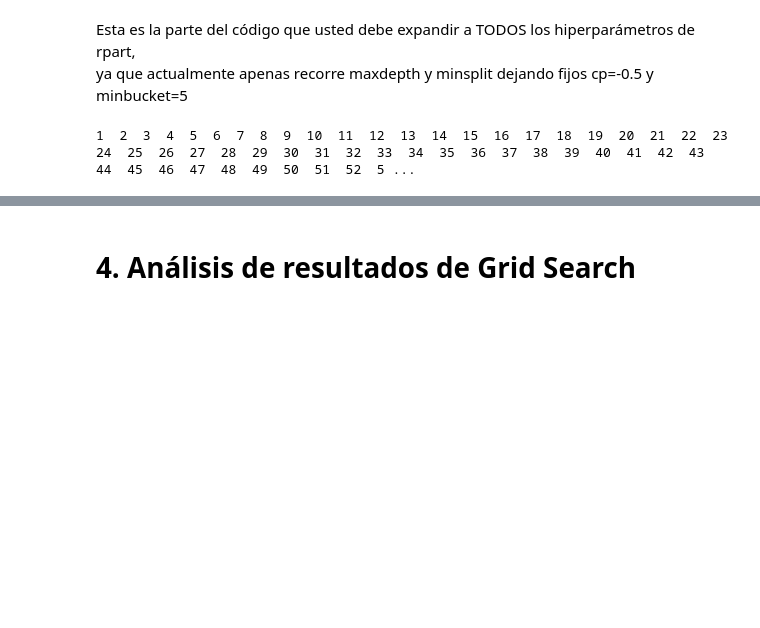
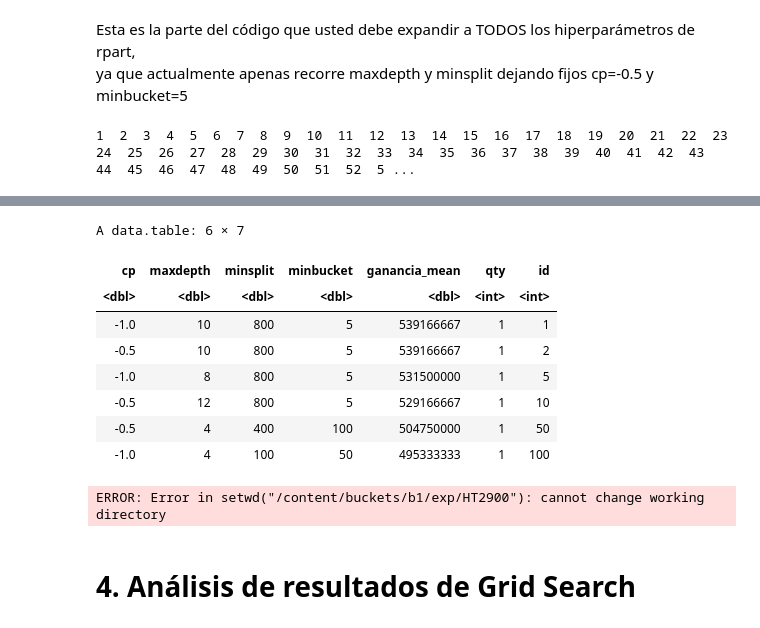
Before and after one commit to juanaustralpressacco-png/labo2026v, a Jupyter notebook: arboles/z290_TareaHogar_02.ipynb, the cells around one changed output, grey strips where cells are left out. Saved outputs shown, nothing was run; the diff lists cells and outputs as text; code cells hidden in the pictures; blank space fills up the shorter version.

```diff
--- a/arboles/z290_TareaHogar_02.ipynb
+++ b/arboles/z290_TareaHogar_02.ipynb
@@ -337,6 +371,31 @@ fwrite( tb_grid_search,
   file= "gridsearch.txt",
   sep= "\t"
 )
+# %%
+tb_grid_search[c(1, 2, 5, 10, 50, 100)]
+fwrite( tb_grid_search,
+  file= "gridsearch.txt",
+  sep= "\t"
+)
+# %% [output]
+A data.table: 6 × 7
+| cp | maxdepth | minsplit | minbucket | ganancia_mean | qty | id |
+| <dbl> | <dbl> | <dbl> | <dbl> | <dbl> | <int> | <int> |
+| -1.0 | 10 | 800 | 5 | 539166667 | 1 | 1 |
+| -0.5 | 10 | 800 | 5 | 539166667 | 1 | 2 |
+| -1.0 | 8 | 800 | 5 | 531500000 | 1 | 5 |
+| -0.5 | 12 | 800 | 5 | 529166667 | 1 | 10 |
+| -0.5 | 4 | 400 | 100 | 504750000 | 1 | 50 |
+| -1.0 | 4 | 100 | 50 | 495333333 | 1 | 100 |
+# %%
+dir.create("/content/buckets/b1/exp/HT2900", showWarnings=FALSE)
+setwd("/content/buckets/b1/exp/HT2900")
+tb_grid_search <- fread("gridsearch.txt")
+setorder(tb_grid_search, -ganancia_mean)
+nrow(tb_grid_search)
+tb_grid_search[c(1, 2, 5, 10, 50, 100)]
+# %% [output]
+ERROR: Error in setwd("/content/buckets/b1/exp/HT2900"): cannot change working directory
 # %% [markdown]
 # 4.  Análisis de resultados de Grid Search
 # %% [markdown]
```
Also changed, not shown: parts of 4 cells of this notebook.
